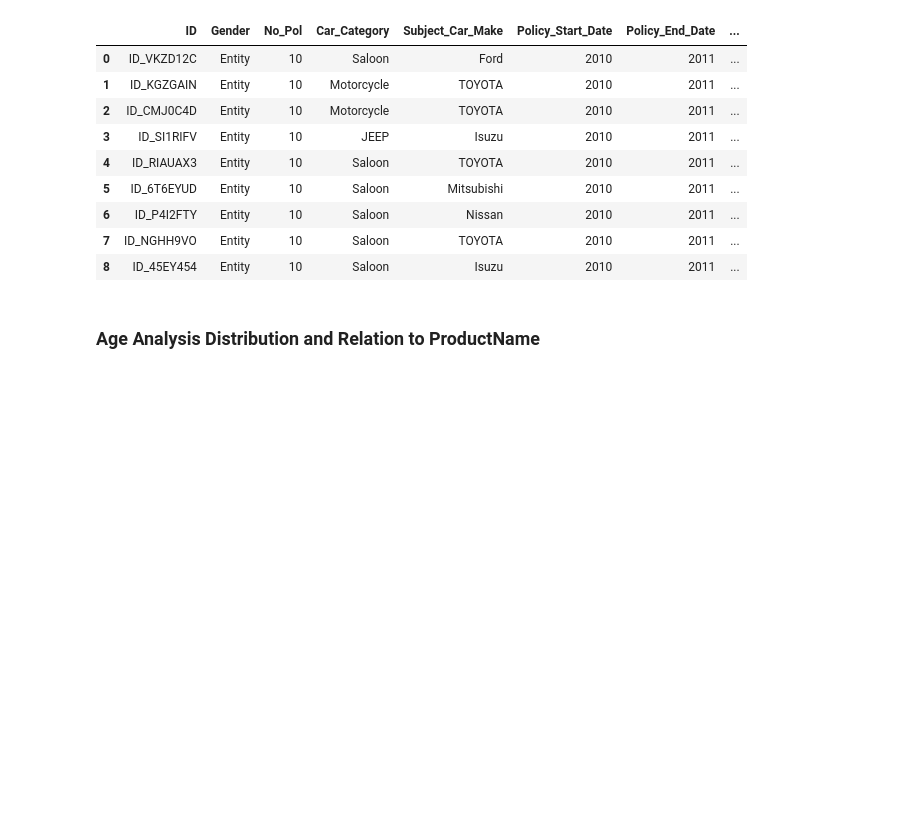
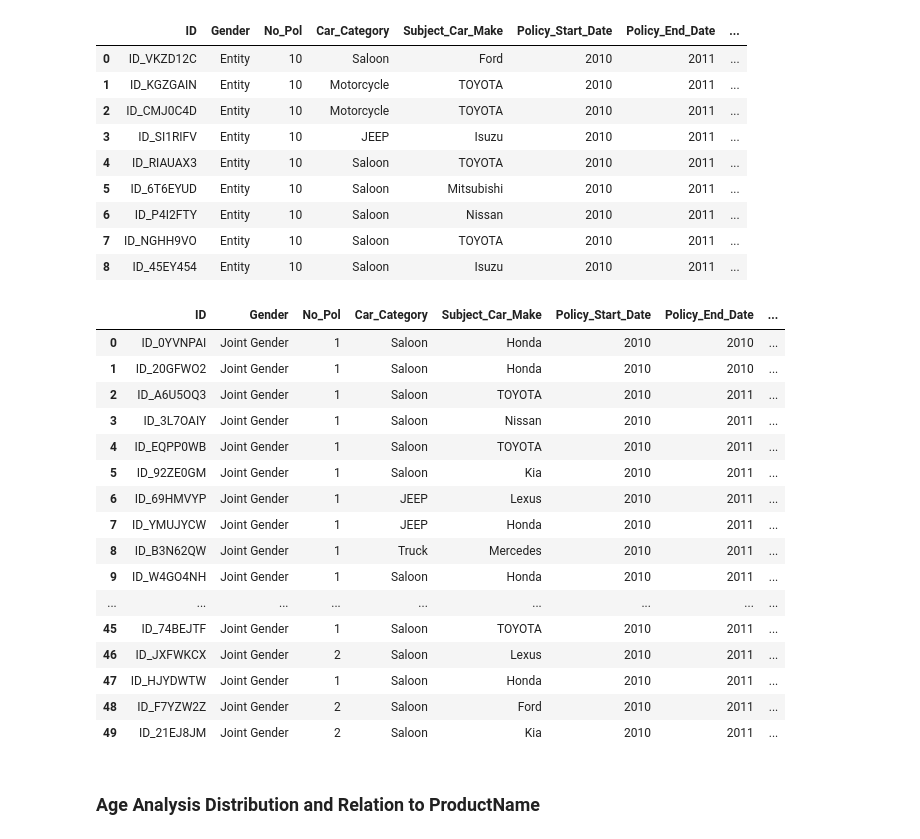
Before and after one commit to The-DigitalAcademy/claim_vision, a Jupyter notebook: analytical_questions.ipynb, the cells around one changed output. Saved outputs shown, nothing was run; the diff lists cells and outputs as text; code cells hidden in the pictures; blank space fills up the shorter version.

```diff
--- a/analytical_questions.ipynb
+++ b/analytical_questions.ipynb
@@ -377,6 +377,32 @@ result.head(10)
 | 6 | ID_P4I2FTY | Entity | 10 | Saloon | Nissan | 2010 | 2011 | ... |
 | 7 | ID_NGHH9VO | Entity | 10 | Saloon | TOYOTA | 2010 | 2011 | ... |
 | 8 | ID_45EY454 | Entity | 10 | Saloon | Isuzu | 2010 | 2011 | ... |
+# %%
+customers_with_multiple_policies = train[train['Gender'] == 'Joint Gender']
+
+customers_with_multiple_policies = customers_with_multiple_policies.reset_index().rename(columns={'index': 'Customer_ID'})
+
+result = customers_with_multiple_policies[['ID', 'Gender', 'No_Pol', 'Car_Category', 'Subject_Car_Make', 'Policy_Start_Date', 'Policy_End_Date', 'Age', 'ProductName']]
+
+result.head(50)
+# %% [output]
+|  | ID | Gender | No_Pol | Car_Category | Subject_Car_Make | Policy_Start_Date | Policy_End_Date | ... |
+| 0 | ID_0YVNPAI | Joint Gender | 1 | Saloon | Honda | 2010 | 2010 | ... |
+| 1 | ID_20GFWO2 | Joint Gender | 1 | Saloon | Honda | 2010 | 2010 | ... |
+| 2 | ID_A6U5OQ3 | Joint Gender | 1 | Saloon | TOYOTA | 2010 | 2011 | ... |
+| 3 | ID_3L7OAIY | Joint Gender | 1 | Saloon | Nissan | 2010 | 2011 | ... |
+| 4 | ID_EQPP0WB | Joint Gender | 1 | Saloon | TOYOTA | 2010 | 2011 | ... |
+| 5 | ID_92ZE0GM | Joint Gender | 1 | Saloon | Kia | 2010 | 2011 | ... |
+| 6 | ID_69HMVYP | Joint Gender | 1 | JEEP | Lexus | 2010 | 2011 | ... |
+| 7 | ID_YMUJYCW | Joint Gender | 1 | JEEP | Honda | 2010 | 2011 | ... |
+| 8 | ID_B3N62QW | Joint Gender | 1 | Truck | Mercedes | 2010 | 2011 | ... |
+| 9 | ID_W4GO4NH | Joint Gender | 1 | Saloon | Honda | 2010 | 2011 | ... |
+| ... | ... | ... | ... | ... | ... | ... | ... | ... |
+| 45 | ID_74BEJTF | Joint Gender | 1 | Saloon | TOYOTA | 2010 | 2011 | ... |
+| 46 | ID_JXFWKCX | Joint Gender | 2 | Saloon | Lexus | 2010 | 2011 | ... |
+| 47 | ID_HJYDWTW | Joint Gender | 1 | Saloon | Honda | 2010 | 2011 | ... |
+| 48 | ID_F7YZW2Z | Joint Gender | 2 | Saloon | Ford | 2010 | 2011 | ... |
+| 49 | ID_21EJ8JM | Joint Gender | 2 | Saloon | Kia | 2010 | 2011 | ... |
 # %% [markdown]
 ### Age Analysis Distribution and Relation to ProductName
 # %%
```
Also changed, not shown: parts of 1 cell of this notebook, 3 other files.
